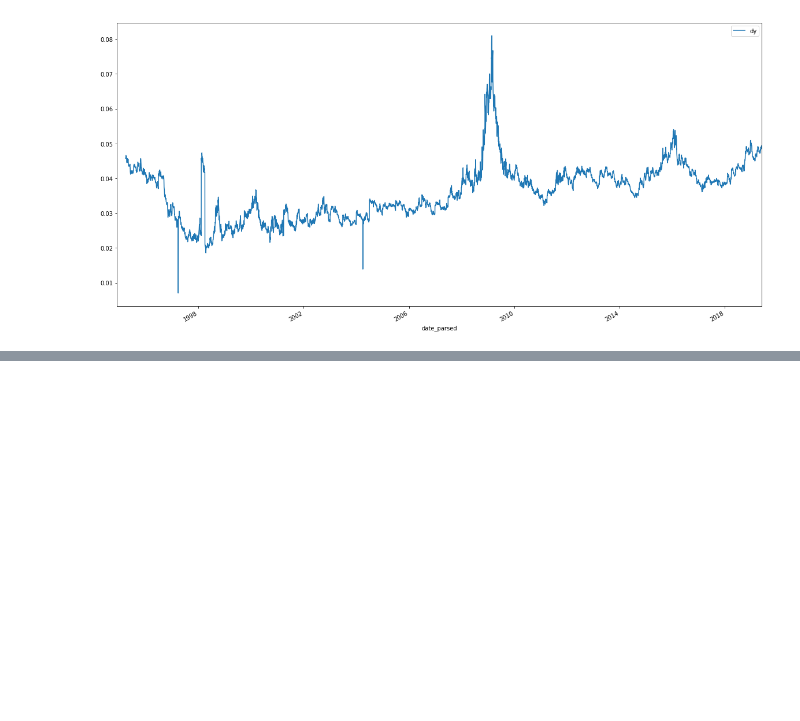
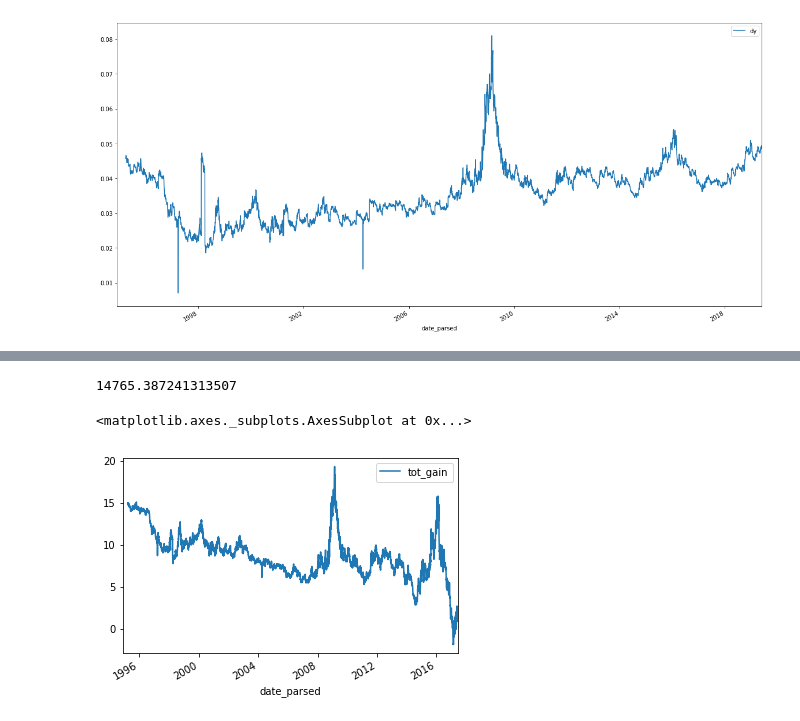
Before and after one commit to ismith1024/Finance-Regression-Analyzer, a Jupyter notebook: bns_evaluation.ipynb, the cells around one changed output, grey strips where cells are left out. Drawn from its saved outputs; the diff is of its cells as text; code cells hidden in the pictures; blank space fills up the shorter version.

```diff
--- a/bns_evaluation.ipynb
+++ b/bns_evaluation.ipynb
@@ -301,0 +305,10 @@ array([[<matplotlib.axes._subplots.AxesSubplot object at 0x...>]],
+# %%
+df['2017-06-06':]['tot_gain'].mean()
+df['2017-06-06':]['tot_gain'].std()
+# %% [output]
+14765.387241313507
+# %%
+df[:'2017-06-06'].plot(x = 'date_parsed', y = 'tot_gain')
+# %% [output]
+<matplotlib.axes._subplots.AxesSubplot at 0x...>
+[figure, added]
```
Also changed, not shown: parts of 10 cells of this notebook, 2 other files.
